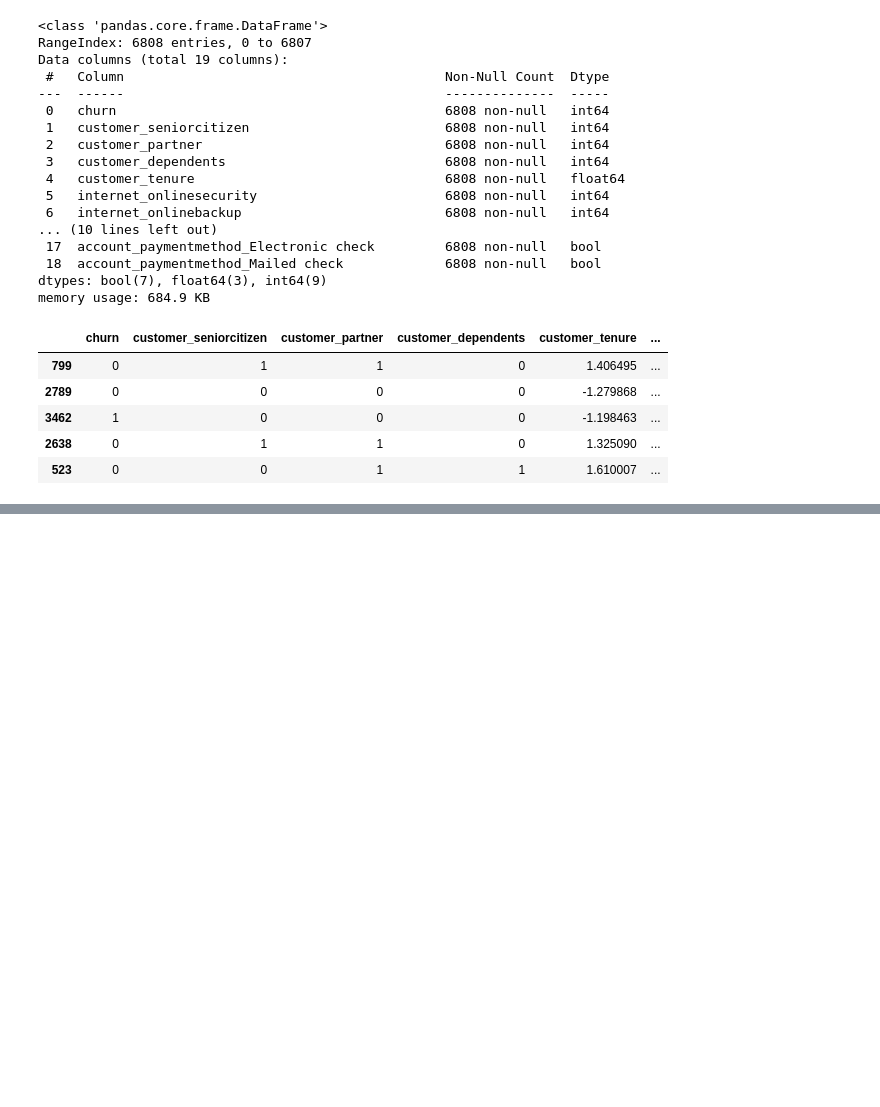
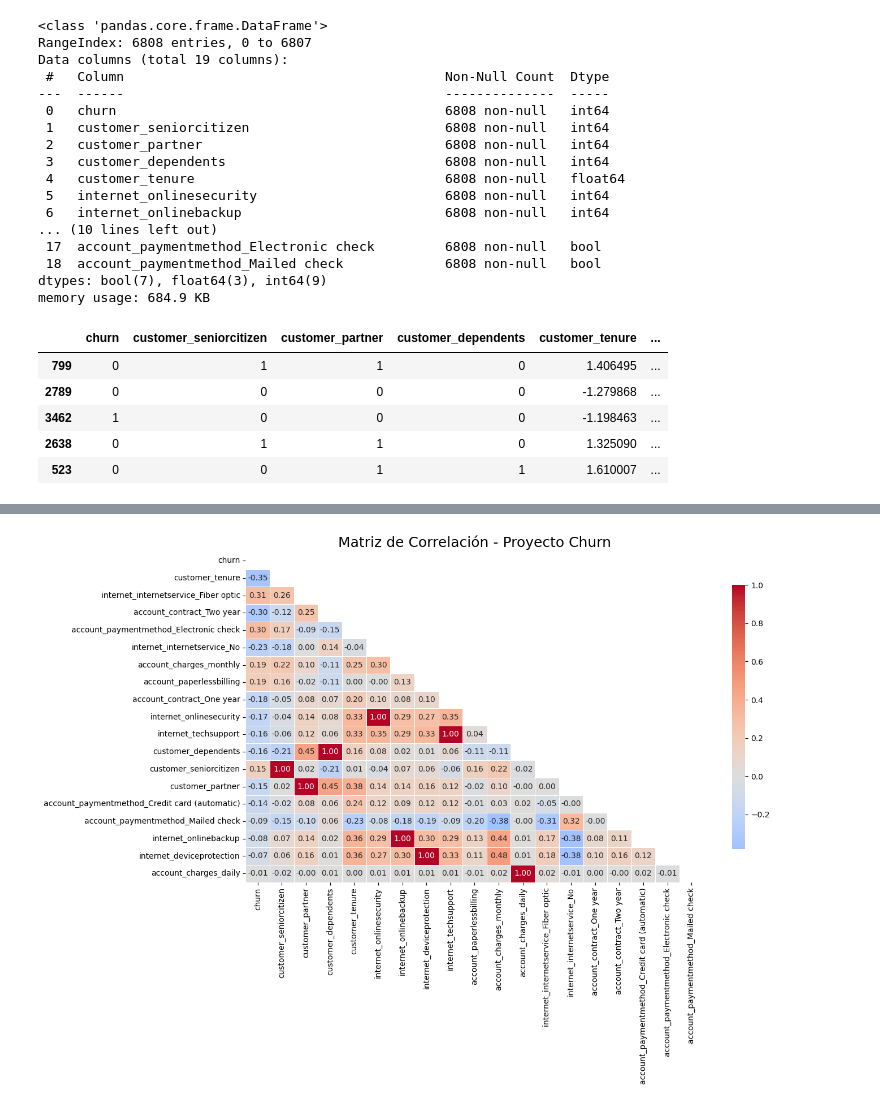
Before and after one commit to JCSR2022/challenge3-data-science-Alura, a Jupyter notebook: challenge3_data_science_Alura_.ipynb, the cells around one changed output, grey strips where cells are left out. Drawn from its saved outputs; the diff is of its cells as text; code cells hidden in the pictures; blank space fills up the shorter version.

```diff
--- a/challenge3_data_science_Alura_.ipynb
+++ b/challenge3_data_science_Alura_.ipynb
@@ -63,0 +95,52 @@ datos.sample(5)
+# %%
+
+
+def plot_matriz_correlacion(df_ML):
+
+    # ==========================
+    # 1️⃣ Matriz de correlación
+    # ==========================
+
+    corr = df_ML.corr(method='pearson')
+
+    # ==========================
+    # 2️⃣ Ordenar por correlación con churn
+    # ==========================
+
+    corr = corr.loc[
+        corr['churn'].abs().sort_values(ascending=False).index
+    ]
+
+    # ==========================
+    # 3️⃣ Máscara triangular
+    # ==========================
+
+    mask = np.triu(np.ones_like(corr, dtype=bool))
+
+    # ==========================
+    # 4️⃣ Visualización
+    # ==========================
+
+    plt.figure(figsize=(14,10))
+
+    sns.heatmap(
+        corr,
+        mask=mask,
+        cmap='coolwarm',
+        center=0,
+        annot=True,
+        fmt=".2f",
+        linewidths=0.5,
+        cbar_kws={"shrink": 0.8}
+    )
+
+    plt.title("Matriz de Correlación - Proyecto Churn", fontsize=18)
+    plt.xticks(rotation=90)
+    plt.yticks(rotation=0)
+    plt.tight_layout()
+
+    return plt
+
+plot_matriz_correlacion(datos).show()
+# %% [output]
+[figure, added]
```
Also changed, not shown: parts of 11 cells of this notebook.
